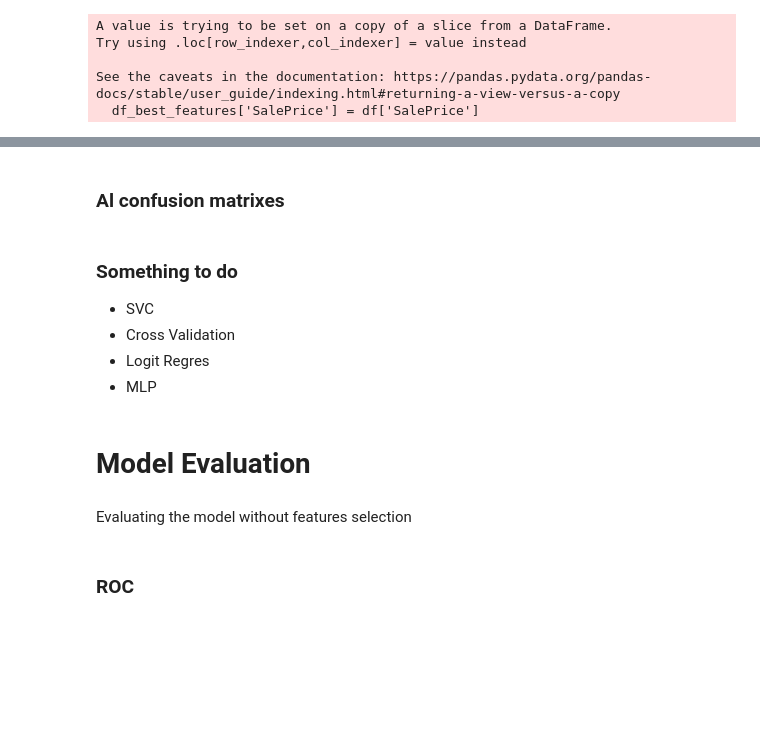
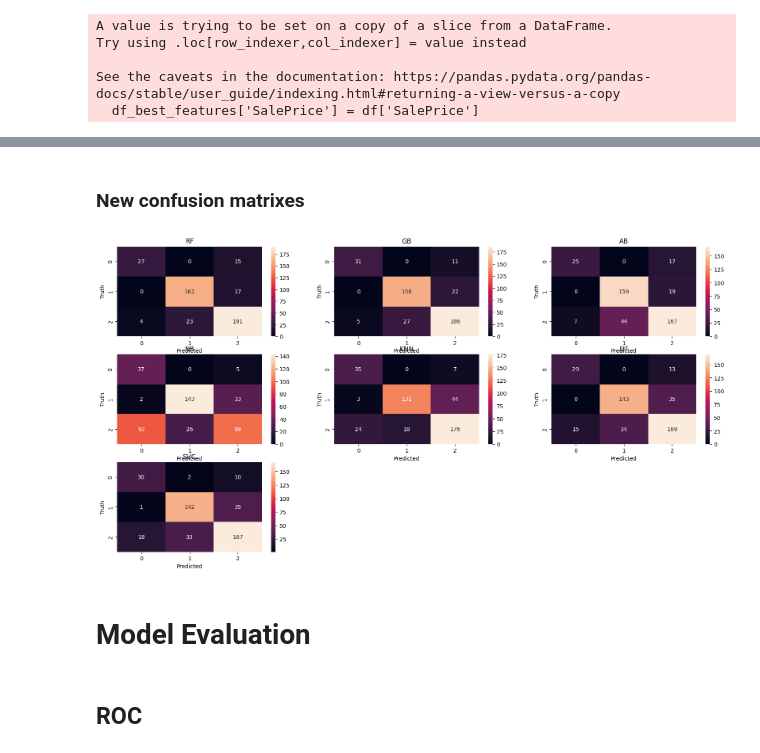
Before and after one commit to maikuvit/Space-Capybaras-Final-Project, a Jupyter notebook: HousePricesSpaceCapybaras_Model.ipynb, the cells around one changed output, grey strips where cells are left out. Drawn from its saved outputs; the diff is of its cells as text; code cells hidden in the pictures; blank space fills up the shorter version.

```diff
--- a/HousePricesSpaceCapybaras_Model.ipynb
+++ b/HousePricesSpaceCapybaras_Model.ipynb
@@ -318,16 +243,21 @@ plt.show()
 # %% [markdown]
-### Al confusion matrixes
+### New confusion matrixes
-# %% [markdown]
-### Something to do
-
-* SVC
-* Cross Validation
-* Logit Regres
-* MLP
+# %%
+fig, axes = plt.subplots(3, 3, figsize=(20, 10))
+for i, (name, model) in enumerate(models):
+    row = i // 3
+    col = i % 3
+    axes[row, col].set_title(name)
+    sb.heatmap(results[i][4], annot=True, fmt='d', cmap='rocket', ax=axes[row, col])
+    axes[row, col].set_xlabel('Predicted')
+    axes[row, col].set_ylabel('Truth')
+axes[2,1].remove()
+axes[2,2].remove()
+plt.show()
+# %% [output]
+[figure, added]
 # %% [markdown]
 # Model Evaluation
-# %% [markdown]
-Evaluating the model without features selection
 # %%
 #split data into train and test
 
@@ -338,5 +267,5 @@ x_train, x_test, y_train, y_test = train_test_split(x, y, test_size=test_size, r
 smote = BorderlineSMOTE(random_state=seed)
 x_train_smote, y_train_smote = smote.fit_resample(x_train, y_train)
 # %% [markdown]
-### ROC
+## ROC
 # %%
```
Also changed, not shown: parts of 42 cells of this notebook, 2 other files.
